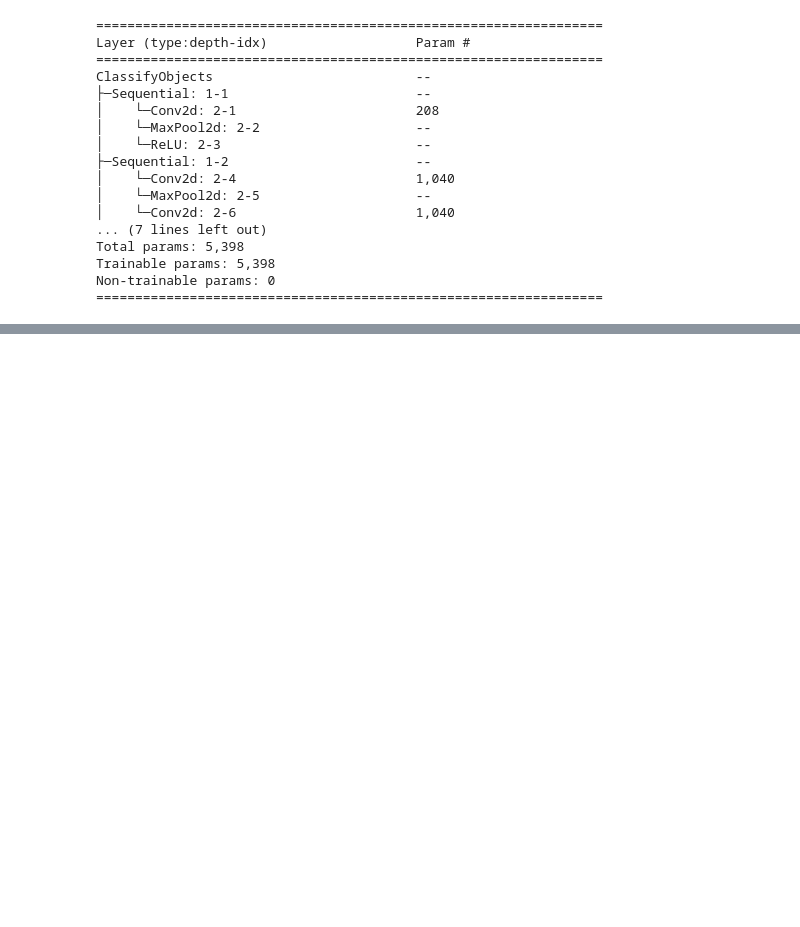
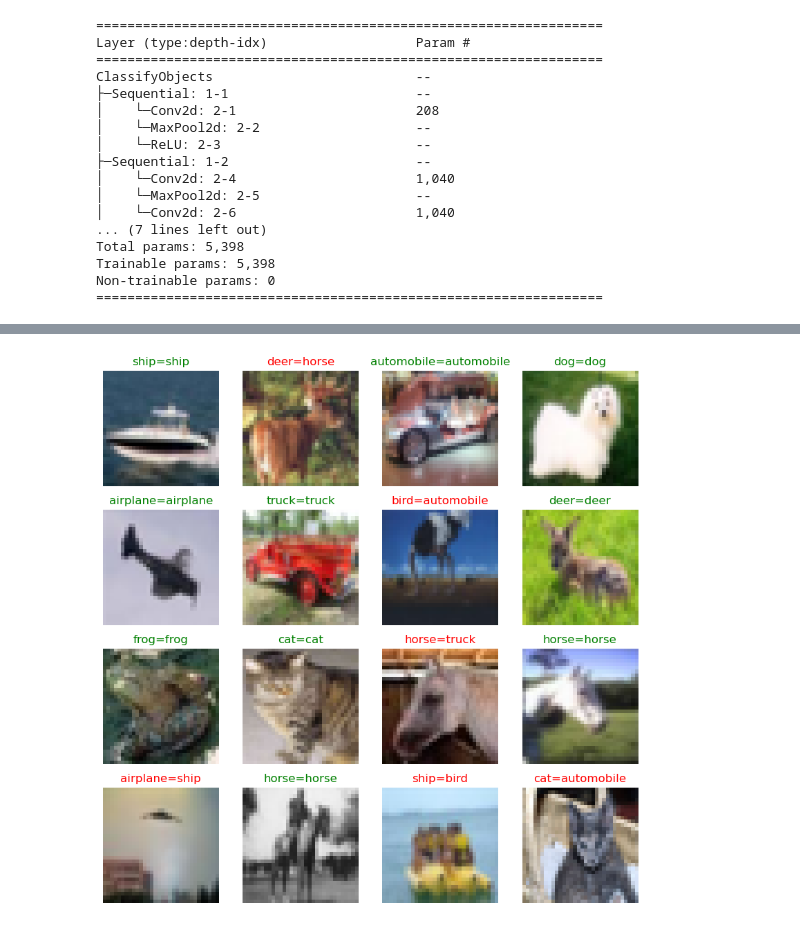
Before and after one commit to urparvezali/practice_dl, a Jupyter notebook: cifar10.ipynb, the cells around one changed output, grey strips where cells are left out. Cells and saved outputs as stored; diff of their text form; code cells hidden in the pictures; blank space fills up the shorter version.

```diff
--- a/cifar10.ipynb
+++ b/cifar10.ipynb
@@ -58,6 +56,7 @@ len(train_itr), len(test_itr)
 # %%
 from torch import nn, randn
 import torch
+
 class ClassifyObjects(nn.Module):
 	def __init__(
 			self,
@@ -92,7 +91,7 @@ class ClassifyObjects(nn.Module):
 				out_channels=self.hidden_units,
 				kernel_size=2,
 				stride=1,
-				padding=0,
+				padding=1,
 			),
 			nn.MaxPool2d(
 				kernel_size=2,
@@ -127,8 +126,8 @@ class ClassifyObjects(nn.Module):
 		# print(x.shape)
 		x = self.output_stack(x)
 		return x
-	def accuracy(self, preds: torch.Tensor, real: torch.Tensor):
-		return torch.eq(preds.argmax(dim=1), real).sum().item()/self.batch_size
+	def accuracy(self, prediction: torch.Tensor, real: torch.Tensor) -> float:
+		return torch.eq(prediction.argmax(dim=1), real).sum().item()/self.batch_size
 # %%
 from torchinfo import summary
 
@@ -142,7 +141,7 @@ mdl = ClassifyObjects(
 loss_fn = nn.CrossEntropyLoss()
 optimizer = torch.optim.SGD(
 	params=mdl.parameters(),
-	lr=0.01,
+	lr=0.1,
 )
 summary(mdl)
 # %% [output]
@@ -163,3 +162,5 @@ Total params: 5,398
 Trainable params: 5,398
 Non-trainable params: 0
 =================================================================
+# %%
+mdl.load_state_dict(state_dict=torch.load("saved_models/cifar10.pth", weights_only=True,))
@@ -177,12 +180,13 @@ for epoch in range(epochs):
 
 	mdl.eval()
 	with torch.inference_mode():
-		tacc, tloss = 0, 0
+		tacc, tloss = 0.0, 0.0
 		for tx, ty in test_itr:
 			tpreds = mdl(tx)
 			tloss+=loss_fn(tpreds, ty)
-			mdl.accuracy(tpreds, ty)
+			tacc+=mdl.accuracy(tpreds, ty)
 		tacc/=len(test_itr)
 		tloss/=len(test_itr)
-	print(f"epoch:{epoch} acc:{tacc*100:.2f} loss:{tloss}")
+
+	print(f"epoch:{epoch} acc:{tacc*100:.2f}% loss:{tloss:.2f}")
 # %% [output]
@@ -189,0 +194,14 @@ epoch:0 acc:0.00 loss:2.297070026397705
+# %%
+from matplotlib import pyplot as plt
+from torch import randint
+
+fig = plt.figure(figsize=(10,10))
+for i in range(16):
+    img, label = train_dataset[randint(0, len(train_dataset), size=(1,)).item()]
+    prediction = mdl(img.unsqueeze(0)).argmax(dim=1).item()
+    fig.add_subplot(4,4,i+1)
+    plt.imshow(img.permute(1,2,0))
+    plt.title(f"{train_dataset.classes[label]}={train_dataset.classes[prediction]}", color="green" if prediction == label else "red")
+    plt.axis(False)
+# %% [output]
+[figure, added]
```
Also changed, not shown: parts of 5 cells of this notebook, 1 other file.
